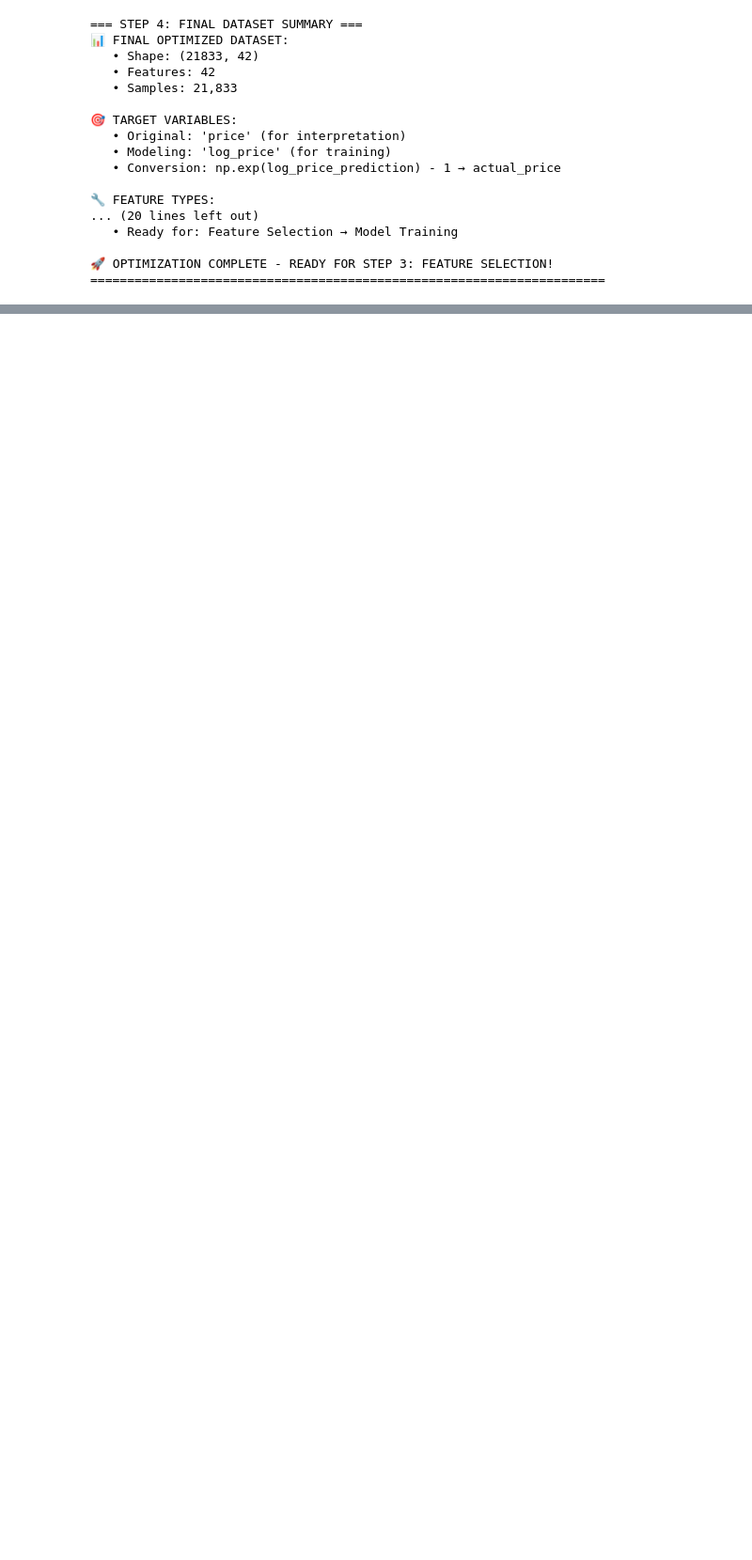
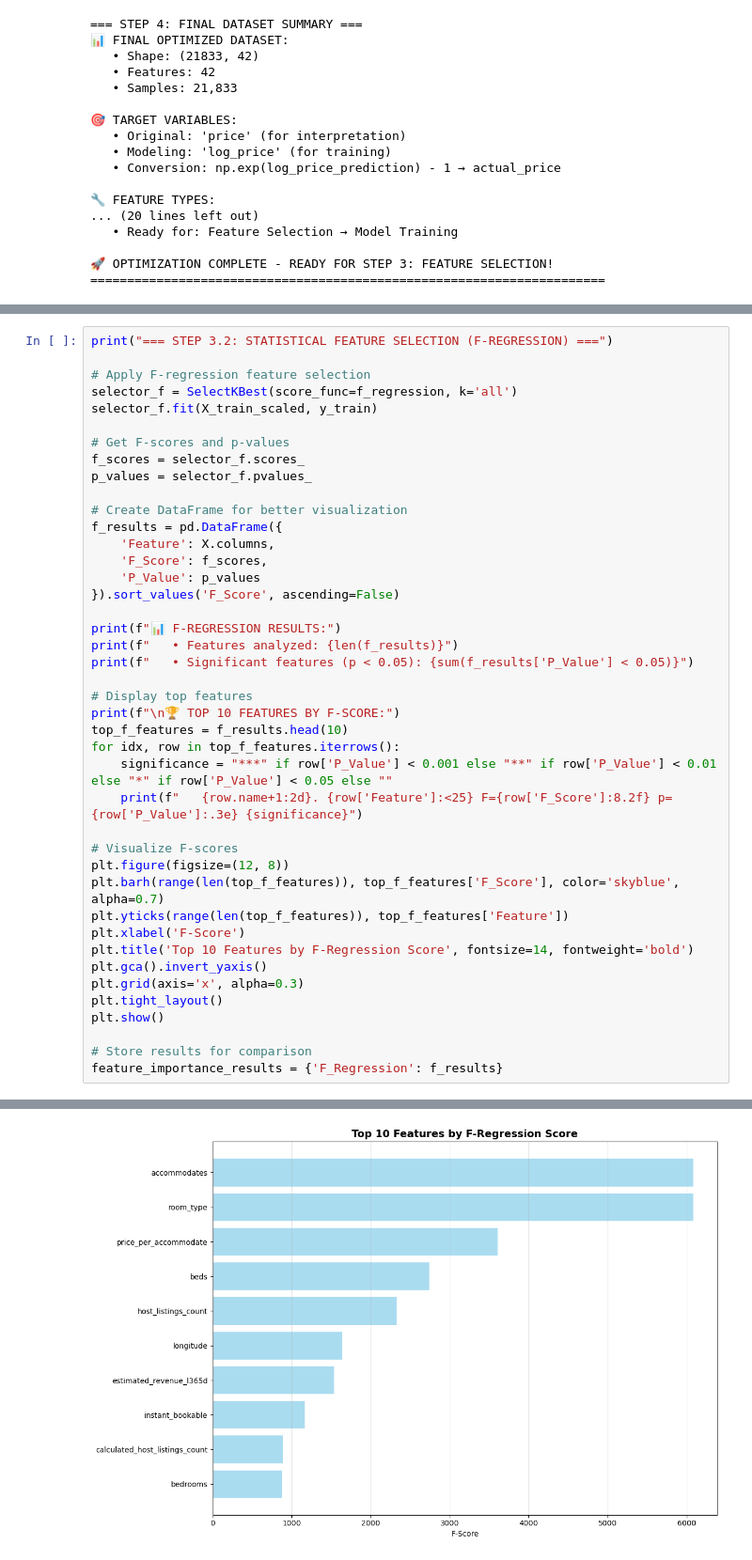
Before and after one commit to RaulJiminian/airBnB_price_predict_final_project, a Jupyter notebook: notebook-analysis/AirBnB_Price_Prediction_Project.ipynb, the cells around one changed output, grey strips where cells are left out. Shown at 94% size. Saved outputs shown, nothing was run; the diff lists cells and outputs as text; blank space fills up the shorter version.

Commit message:
feature selection completed, ready for model selection and training

```diff
--- a/notebook-analysis/AirBnB_Price_Prediction_Project.ipynb
+++ b/notebook-analysis/AirBnB_Price_Prediction_Project.ipynb
@@ -1168,0 +1244,43 @@ print("="*70)
+# %%
+print("=== STEP 3.2: STATISTICAL FEATURE SELECTION (F-REGRESSION) ===")
+
+# Apply F-regression feature selection
+selector_f = SelectKBest(score_func=f_regression, k='all')
+selector_f.fit(X_train_scaled, y_train)
+
+# Get F-scores and p-values
+f_scores = selector_f.scores_
+p_values = selector_f.pvalues_
+
+# Create DataFrame for better visualization
+f_results = pd.DataFrame({
+    'Feature': X.columns,
+    'F_Score': f_scores,
+    'P_Value': p_values
+}).sort_values('F_Score', ascending=False)
+
+print(f"📊 F-REGRESSION RESULTS:")
+print(f"   • Features analyzed: {len(f_results)}")
+print(f"   • Significant features (p < 0.05): {sum(f_results['P_Value'] < 0.05)}")
+
+# Display top features
+print(f"\n🏆 TOP 10 FEATURES BY F-SCORE:")
+top_f_features = f_results.head(10)
+for idx, row in top_f_features.iterrows():
+    significance = "***" if row['P_Value'] < 0.001 else "**" if row['P_Value'] < 0.01 else "*" if row['P_Value'] < 0.05 else ""
+    print(f"   {row.name+1:2d}. {row['Feature']:<25} F={row['F_Score']:8.2f} p={row['P_Value']:.3e} {significance}")
+
+# Visualize F-scores
+plt.figure(figsize=(12, 8))
+plt.barh(range(len(top_f_features)), top_f_features['F_Score'], color='skyblue', alpha=0.7)
+plt.yticks(range(len(top_f_features)), top_f_features['Feature'])
+plt.xlabel('F-Score')
+plt.title('Top 10 Features by F-Regression Score', fontsize=14, fontweight='bold')
+plt.gca().invert_yaxis()
+plt.grid(axis='x', alpha=0.3)
+plt.tight_layout()
+plt.show()
+
+# Store results for comparison
+feature_importance_results = {'F_Regression': f_results}
+# %% [output]
@@ -1168,0 +1303 @@ print("="*70)
+[figure, added]
```
Also changed, not shown: parts of 15 cells of this notebook, 2 other files.
